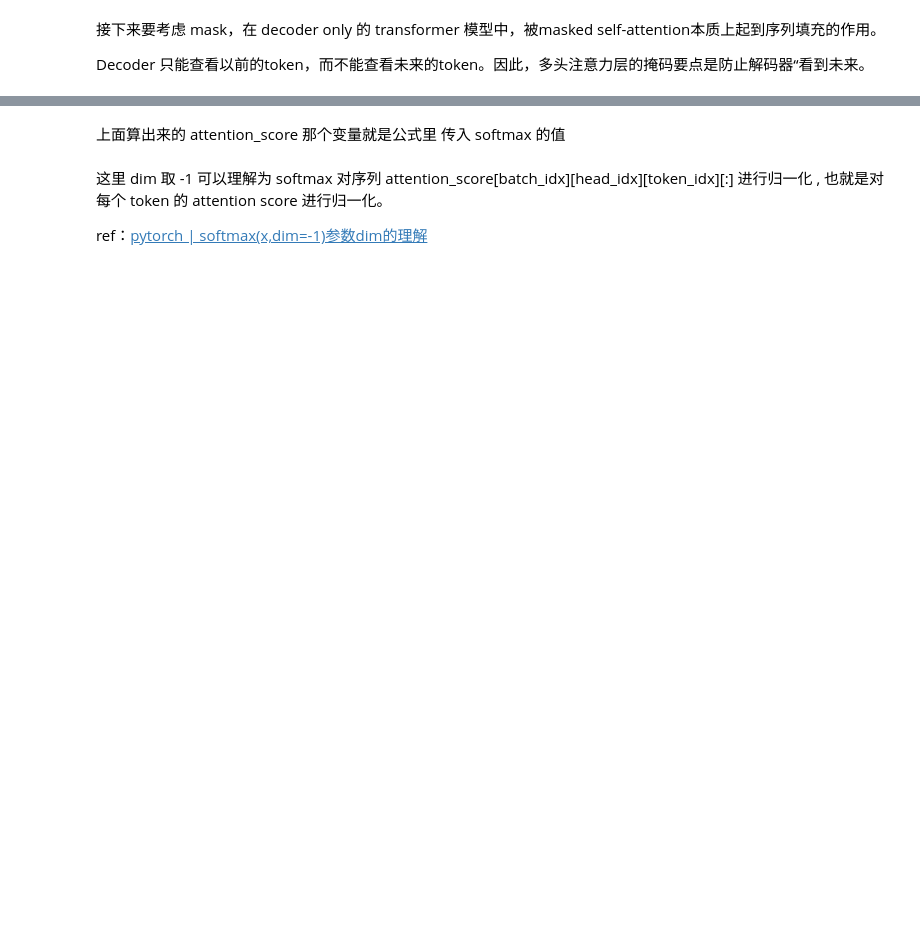
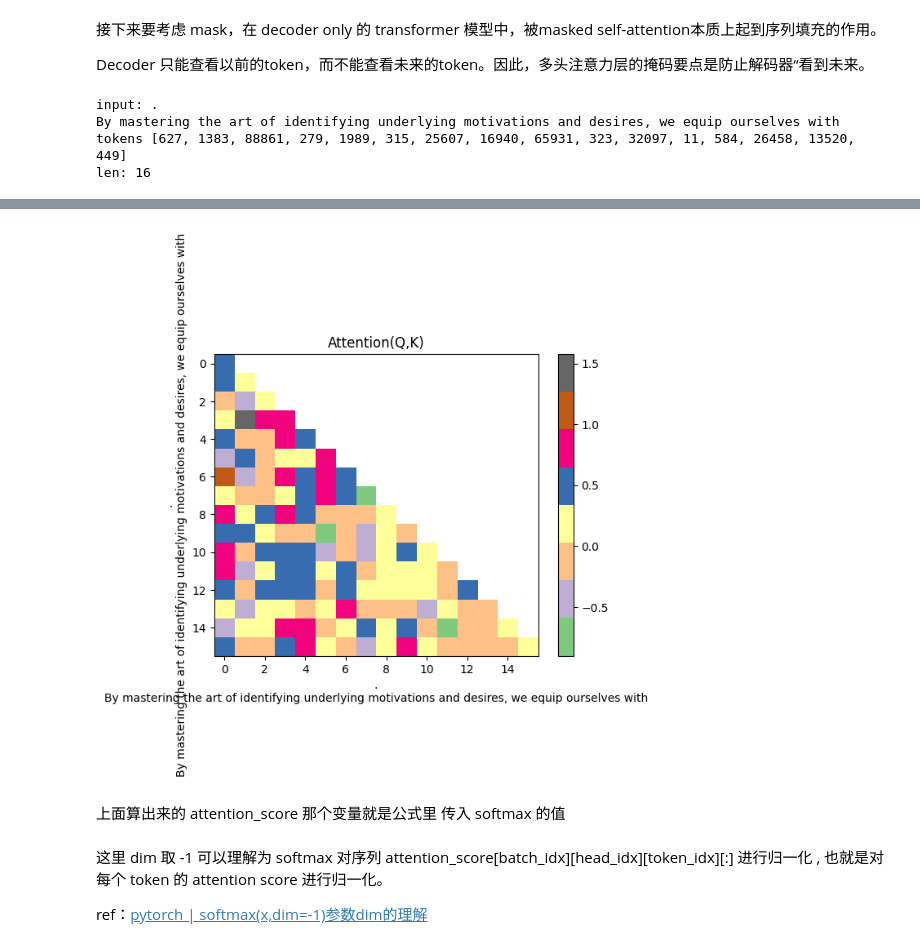
Before and after one commit to CHZarles/LLM-route, a Jupyter notebook: transformer/llmzero2hero/decoder_only_tarnsformer.ipynb, the cells around one changed output, grey strips where cells are left out. Saved outputs shown, nothing was run; the diff lists cells and outputs as text; code cells hidden in the pictures; blank space fills up the shorter version.

```diff
--- a/transformer/llmzero2hero/decoder_only_tarnsformer.ipynb
+++ b/transformer/llmzero2hero/decoder_only_tarnsformer.ipynb
@@ -290,3 +322,19 @@ mask_bool = torch.triu(torch.ones(mask_shape), diagonal=1).bool()
 # Apply Mask to attention scores
 attention_score = attention_score.masked_fill(mask_bool, float('-inf'))
 # 这里设置成 负无穷 而不是 0 的原因是 方面后面 softmax 归一化的时候将这些无用的 -inf 变成 0
+
+
+# Illustration only
+plt.imshow(attention_score[1, 1].detach().cpu().numpy(), "Accent", aspect="auto")
+plt.title("Attention(Q,K)")
+xlable = encoding.decode(x_batch[0].tolist())
+print("input:", xlable, "\ntokens", x_batch[0].tolist(), "\nlen:", len(x_batch[0].tolist()))
+plt.xlabel(encoding.decode(x_batch[0].tolist()))
+plt.ylabel(encoding.decode(x_batch[0].tolist()))
+plt.colorbar()
+pd.DataFrame(attention_score[0][0].detach().cpu().numpy())
+# %% [output]
+input: .
+By mastering the art of identifying underlying motivations and desires, we equip ourselves with
+tokens [627, 1383, 88861, 279, 1989, 315, 25607, 16940, 65931, 323, 32097, 11, 584, 26458, 13520, 449]
+len: 16
@@ -293,3 +358,4 @@ attention_score = attention_score.masked_fill(mask_bool, float('-inf'))
+[figure, added]
 # %% [markdown]
 上面算出来的 attention_score 那个变量就是公式里 传入 softmax 的值
 # %%
```
Also changed, not shown: parts of 14 cells of this notebook, 3 other files.
